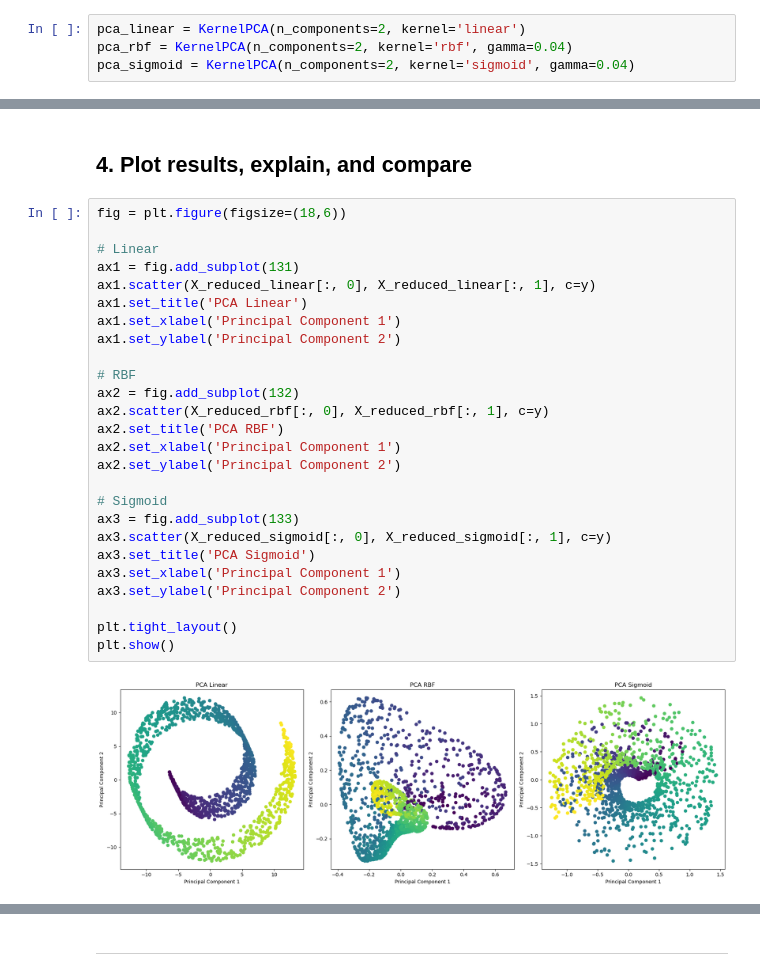
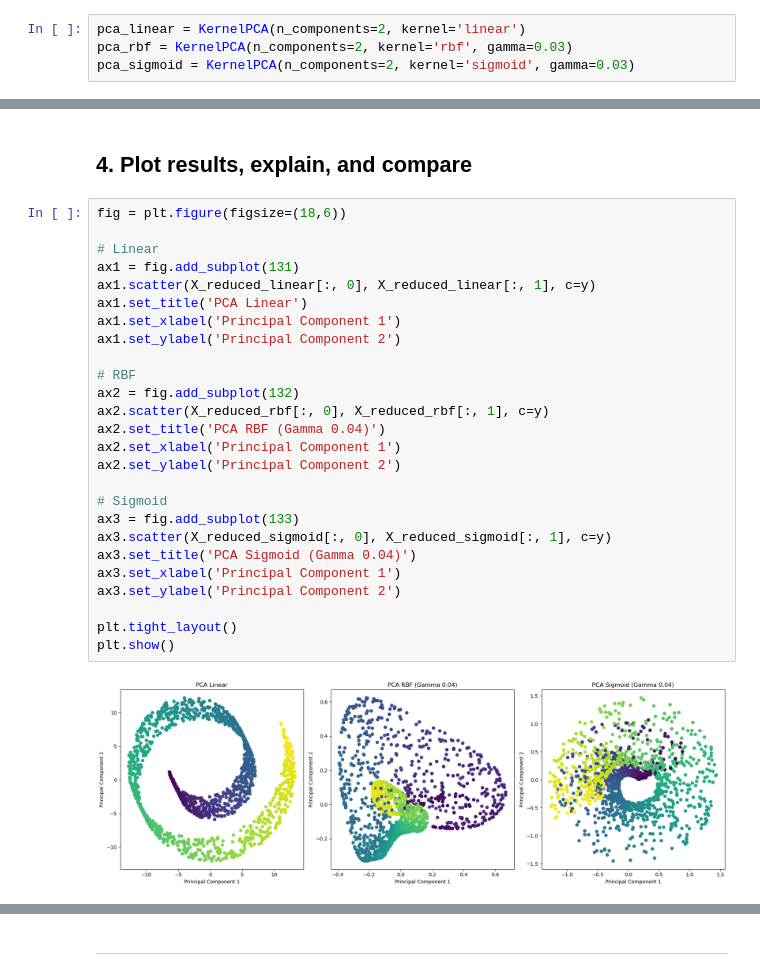
Before and after one commit to Ale248/FALL2024_COMP257, a Jupyter notebook: Assignment1/Question2.ipynb, the cells around one changed output, grey strips where cells are left out. Saved outputs shown, nothing was run; the diff lists cells and outputs as text.

```diff
--- a/Assignment1/Question2.ipynb
+++ b/Assignment1/Question2.ipynb
@@ -42,8 +42,8 @@ plt.show()
 ## 3. Use kPCA with linear, rbf, and sigmoid kernels
 # %%
 pca_linear = KernelPCA(n_components=2, kernel='linear')
-pca_rbf = KernelPCA(n_components=2, kernel='rbf', gamma=0.04)
-pca_sigmoid = KernelPCA(n_components=2, kernel='sigmoid', gamma=0.04)
+pca_rbf = KernelPCA(n_components=2, kernel='rbf', gamma=0.03)
+pca_sigmoid = KernelPCA(n_components=2, kernel='sigmoid', gamma=0.03)
 # %%
 X_reduced_linear = pca_linear.fit_transform(X)
 X_reduced_rbf = pca_rbf.fit_transform(X)
@@ -55,28 +55,28 @@ X_reduced_sigmoid = pca_sigmoid.fit_transform(X)
 # %%
 fig = plt.figure(figsize=(18,6))
 
 # Linear
 ax1 = fig.add_subplot(131)
 ax1.scatter(X_reduced_linear[:, 0], X_reduced_linear[:, 1], c=y)
 ax1.set_title('PCA Linear')
 ax1.set_xlabel('Principal Component 1')
 ax1.set_ylabel('Principal Component 2')
 
 # RBF
 ax2 = fig.add_subplot(132)
 ax2.scatter(X_reduced_rbf[:, 0], X_reduced_rbf[:, 1], c=y)
-ax2.set_title('PCA RBF')
+ax2.set_title('PCA RBF (Gamma 0.04)')
 ax2.set_xlabel('Principal Component 1')
 ax2.set_ylabel('Principal Component 2')
 
 # Sigmoid
 ax3 = fig.add_subplot(133)
 ax3.scatter(X_reduced_sigmoid[:, 0], X_reduced_sigmoid[:, 1], c=y)
-ax3.set_title('PCA Sigmoid')
+ax3.set_title('PCA Sigmoid (Gamma 0.04)')
 ax3.set_xlabel('Principal Component 1')
 ax3.set_ylabel('Principal Component 2')
 
 plt.tight_layout()
 plt.show()
 # %% [output]
-[figure, old version]
+[figure, new version]
```
Also changed, not shown: parts of 2 cells of this notebook, 2 other files.
